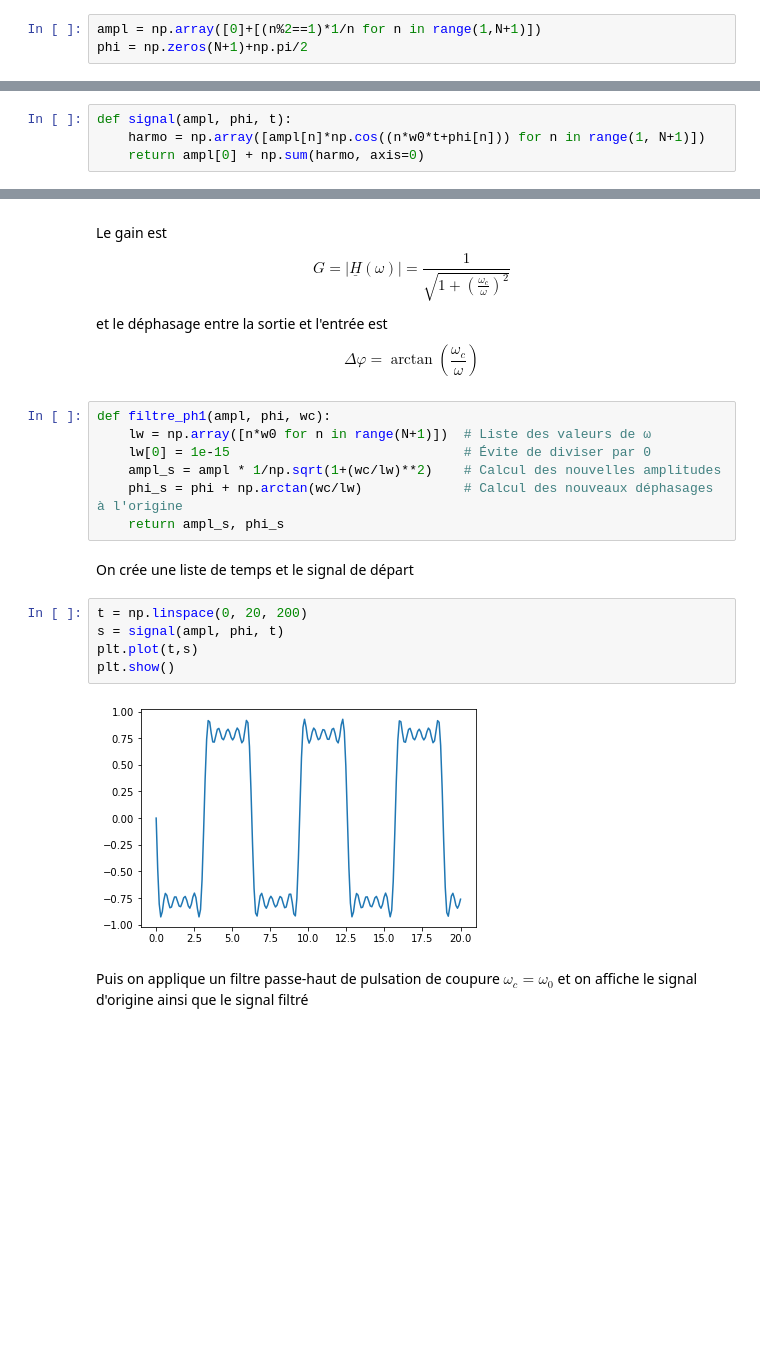
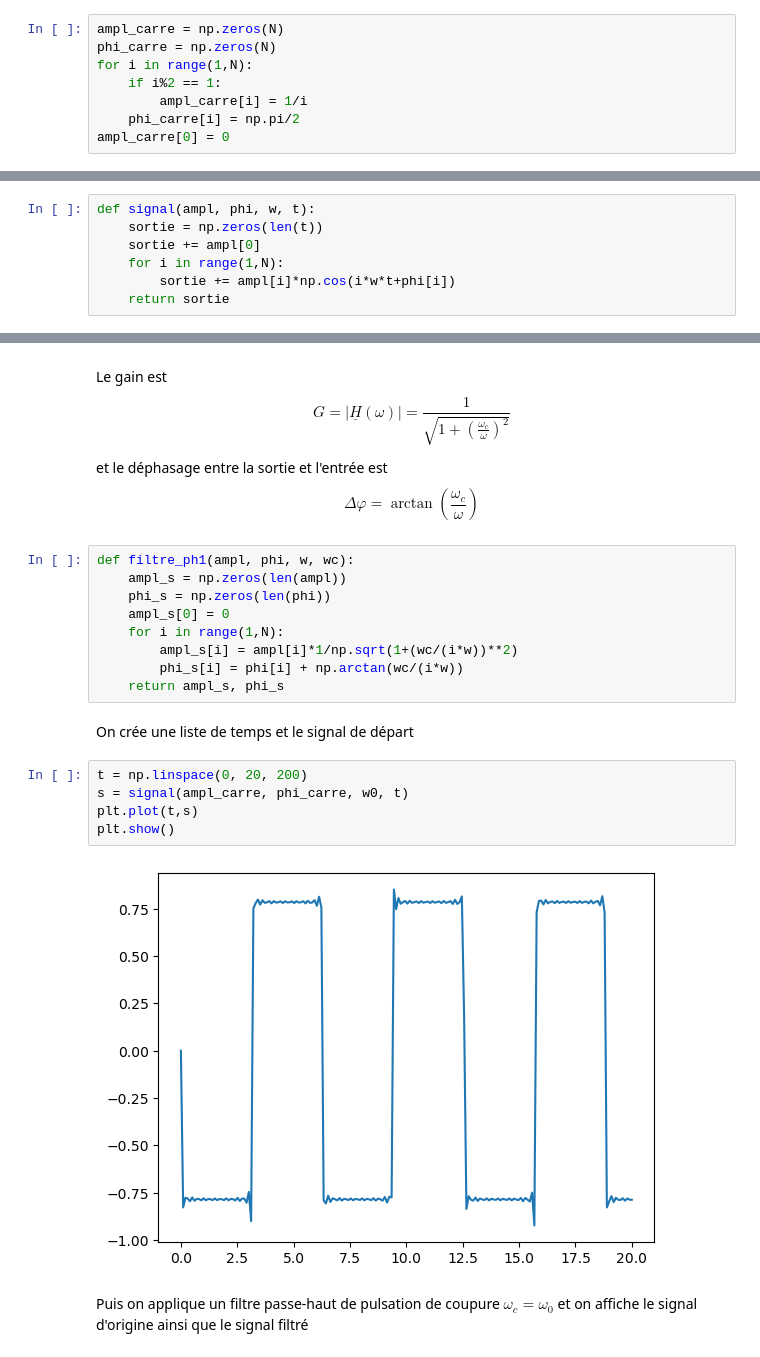
Before and after one commit to schlecky/mpsi, a Jupyter notebook: fichiers/cours/filtrage.ipynb, the cells around one changed output, grey strips where cells are left out. Cells and saved outputs as stored; diff of their text form; blank space fills up the shorter version.

```diff
--- a/fichiers/cours/filtrage.ipynb
+++ b/fichiers/cours/filtrage.ipynb
@@ -15,14 +15,22 @@ $$ a_n =
   \end{cases} \quad \text{et $\varphi_n = \frac{\pi}{2}$ }
  $$
 # %%
-ampl = np.array([0]+[(n%2==1)*1/n for n in range(1,N+1)])
-phi = np.zeros(N+1)+np.pi/2
+ampl_carre = np.zeros(N)
+phi_carre = np.zeros(N)
+for i in range(1,N):
+    if i%2 == 1:
+        ampl_carre[i] = 1/i
+    phi_carre[i] = np.pi/2
+ampl_carre[0] = 0
 # %% [markdown]
 La fonction ``signal`` prend en argument une liste ``ampl`` d'amplitudes d'harmoniques, une liste ``phi`` de phases à l'origine et une liste ``t`` de temps et renvoie la liste des valeurs du signal aux temps ``t``
 # %%
-def signal(ampl, phi, t):
-    harmo = np.array([ampl[n]*np.cos((n*w0*t+phi[n])) for n in range(1, N+1)])
-    return ampl[0] + np.sum(harmo, axis=0)
+def signal(ampl, phi, w, t):
+    sortie = np.zeros(len(t))
+    sortie += ampl[0]
+    for i in range(1,N):
+        sortie += ampl[i]*np.cos(i*w*t+phi[i])
+    return sortie
 # %% [markdown]
 La fonction ``filtre_pb1(ampl, phi, wc)`` simule l'effet d'un filtre passe-bas d'ordre 1, de pulsation de coupure ``wc``, sur le signal dont les harmoniques ont des amplitudes définies par la liste ``ampl`` et des phases à l'origine définies par la liste ``phi``
 
@@ -53,21 +63,23 @@ $$ G = |\underline{H}(\omega)| = \frac{1}{\sqrt{1+\left(\frac{\omega_c}{\omega}\
 et le déphasage entre la sortie et l'entrée est
 $$ \Delta \varphi = \arctan\left(\frac{\omega_c}{\omega}\right)$$
 # %%
-def filtre_ph1(ampl, phi, wc):
-    lw = np.array([n*w0 for n in range(N+1)])  # Liste des valeurs de ω
-    lw[0] = 1e-15                              # Évite de diviser par 0
-    ampl_s = ampl * 1/np.sqrt(1+(wc/lw)**2)    # Calcul des nouvelles amplitudes
-    phi_s = phi + np.arctan(wc/lw)             # Calcul des nouveaux déphasages à l'origine
+def filtre_ph1(ampl, phi, w, wc):
+    ampl_s = np.zeros(len(ampl))
+    phi_s = np.zeros(len(phi))
+    ampl_s[0] = 0
+    for i in range(1,N):
+        ampl_s[i] = ampl[i]*1/np.sqrt(1+(wc/(i*w))**2)
+        phi_s[i] = phi[i] + np.arctan(wc/(i*w))
     return ampl_s, phi_s
 # %% [markdown]
 On crée une liste de temps et le signal de départ
 # %%
 t = np.linspace(0, 20, 200)
-s = signal(ampl, phi, t)
+s = signal(ampl_carre, phi_carre, w0, t)
 plt.plot(t,s)
 plt.show()
 # %% [output]
-[figure, old version]
+[figure, new version]
 # %% [markdown]
 Puis on applique un filtre passe-haut de pulsation de coupure $\omega_c = \omega_0$ et on affiche le signal d'origine ainsi que le signal filtré
 # %%
```
Also changed, not shown: parts of 4 cells of this notebook.
